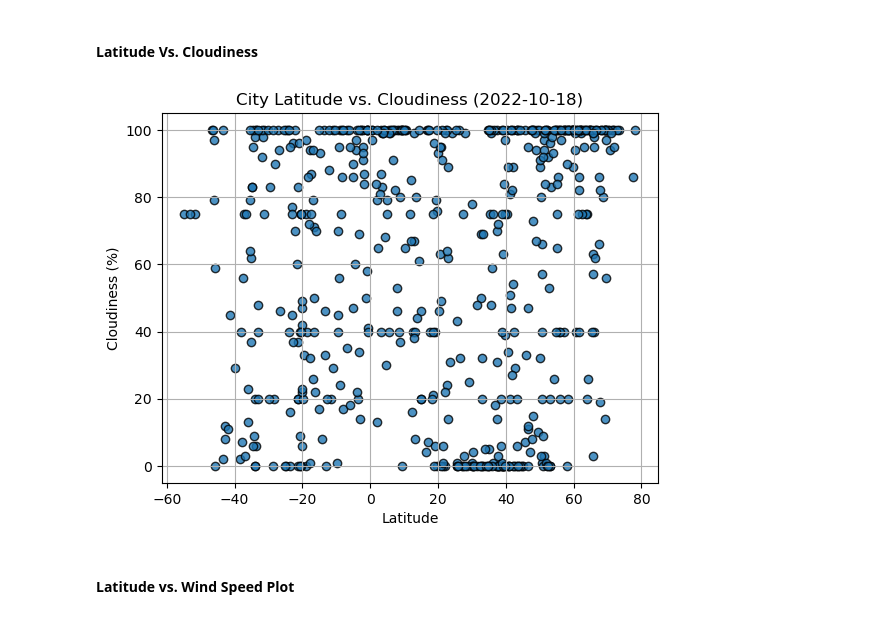
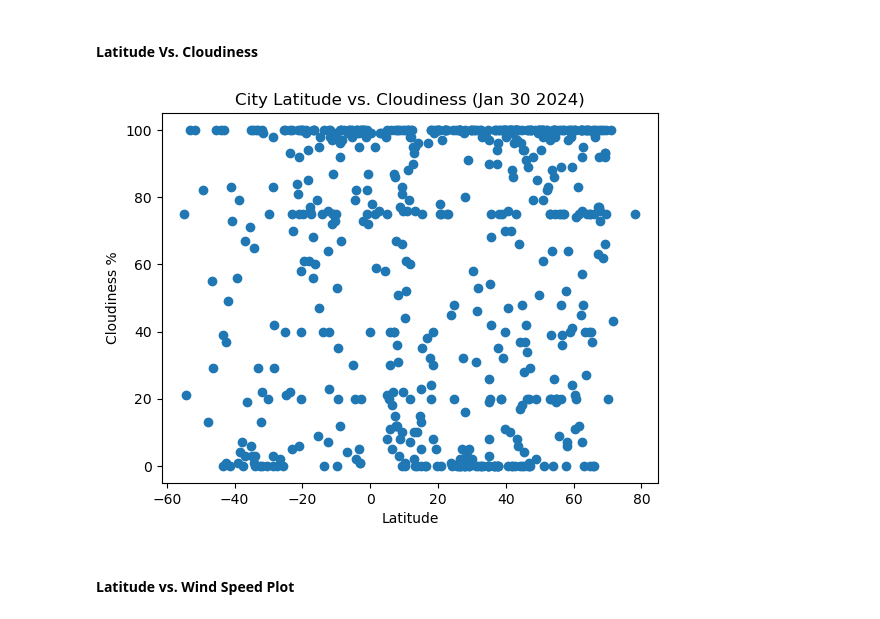
Before and after one commit to clorden1/python-api-challenge, a Jupyter notebook: Starter_Code/starter_code/WeatherPy.ipynb, the cells around one changed output. Cells and saved outputs as stored; diff of their text form; code cells hidden in the pictures.

```diff
--- a/Starter_Code/starter_code/WeatherPy.ipynb
+++ b/Starter_Code/starter_code/WeatherPy.ipynb
@@ -243,18 +225,21 @@ plt.show()
 #### Latitude Vs. Cloudiness
 # %%
 # Build the scatter plots for latitude vs. cloudiness
-# YOUR CODE HERE
+plt.scatter(x = city_data_df["Lat"], y = city_data_df["Cloudiness"])
 
 # Incorporate the other graph properties
-# YOUR CODE HERE
+plt.xlabel("Latitude")
+plt.ylabel("Cloudiness %")
+plt.title("City Latitude vs. Cloudiness (Jan 30 2024)")
+
 
 # Save the figure
-plt.savefig("output_data/Fig3.png")
+plt.savefig("../output_data/Fig3.png")
 
 # Show plot
 plt.show()
 # %% [output]
-[figure, old version]
+[figure, new version]
 # %% [markdown]
 #### Latitude vs. Wind Speed Plot
 # %%
```
Also changed, not shown: parts of 32 cells of this notebook, 4 other files.
